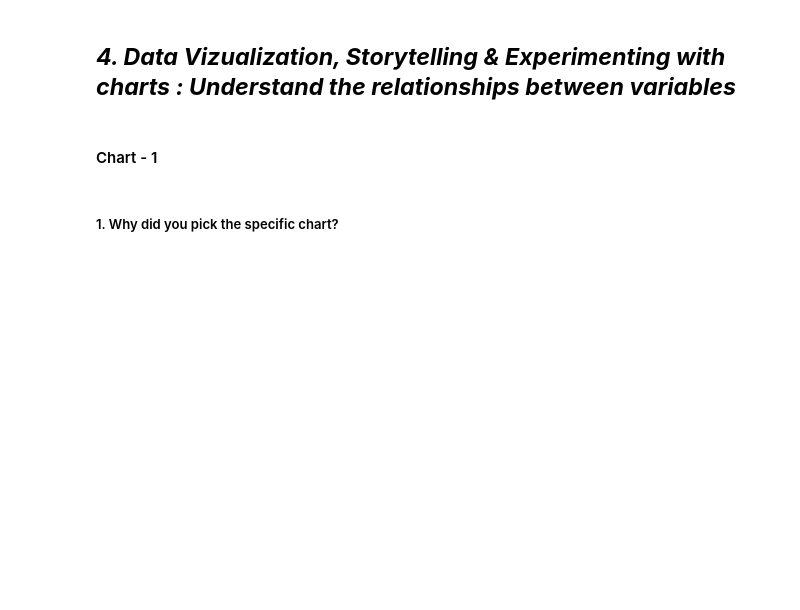
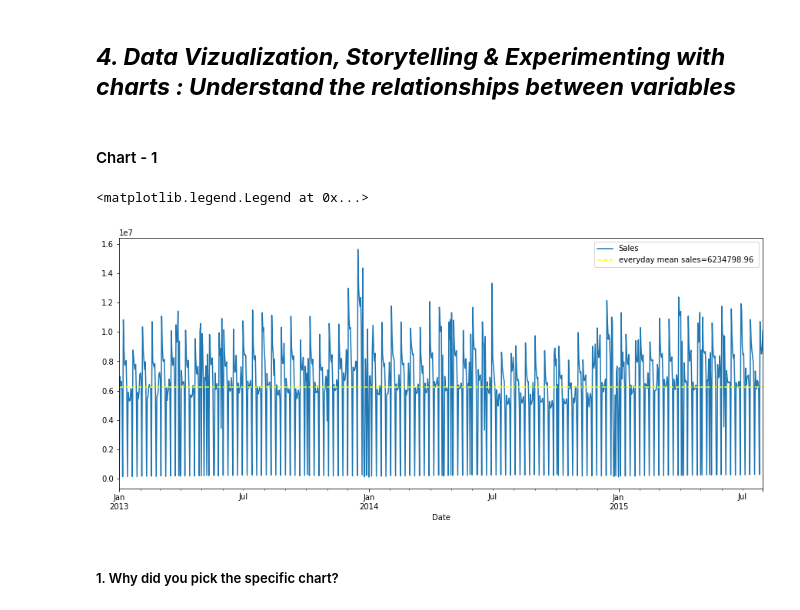
Before and after one commit to Ashif-khan033/Retail_Sales_Prediction, a Jupyter notebook: Retail_Sales_Prediction.ipynb, the cells around one changed output. Drawn from its saved outputs; the diff is of its cells as text; code cells hidden in the pictures; blank space fills up the shorter version.

```diff
--- a/Retail_Sales_Prediction.ipynb
+++ b/Retail_Sales_Prediction.ipynb
@@ -150,3 +322,18 @@ Answer Here
+# %%
+
+
+# Write your code to make your dataset analysis ready.
+
+
+# merging two dataframes on store column
+df= df_rossmann.merge(right=df_store,how="left",on="Store")
+df.head()
+
+# Creating new column for Day , month and year for Date column
+df["Date"]=pd.to_datetime(df["Date"])
+df["Year"]=df["Date"].dt.year
+df["Month"]=df["Date"].dt.month
+df["day"]=df["Date"].dt.day
 # %% [markdown]
 ### What all manipulations have you done and insights you found?
 # %% [markdown]
@@ -160,3 +345,16 @@ Answer Here.
+# %%
+# Chart - 1 visualization code
+
+#Visualizing everyday sales with average everyday sales
+fig, ax= plt.subplots(figsize=(15,6))
+
+eday_sales=df.groupby(["Date"]).Sales.sum()
+eday_sales.plot(kind="line",ax=ax)
+plt.axhline(y=eday_sales.mean(), label=f"everyday mean sales={round(eday_sales.mean(),2)} ",color="yellow", linestyle="--")
+plt.legend()
+# %% [output]
+<matplotlib.legend.Legend at 0x...>
+[figure, added]
 # %% [markdown]
 ##### 1. Why did you pick the specific chart?
 # %% [markdown]
```
Also changed, not shown: parts of 174 cells of this notebook.
